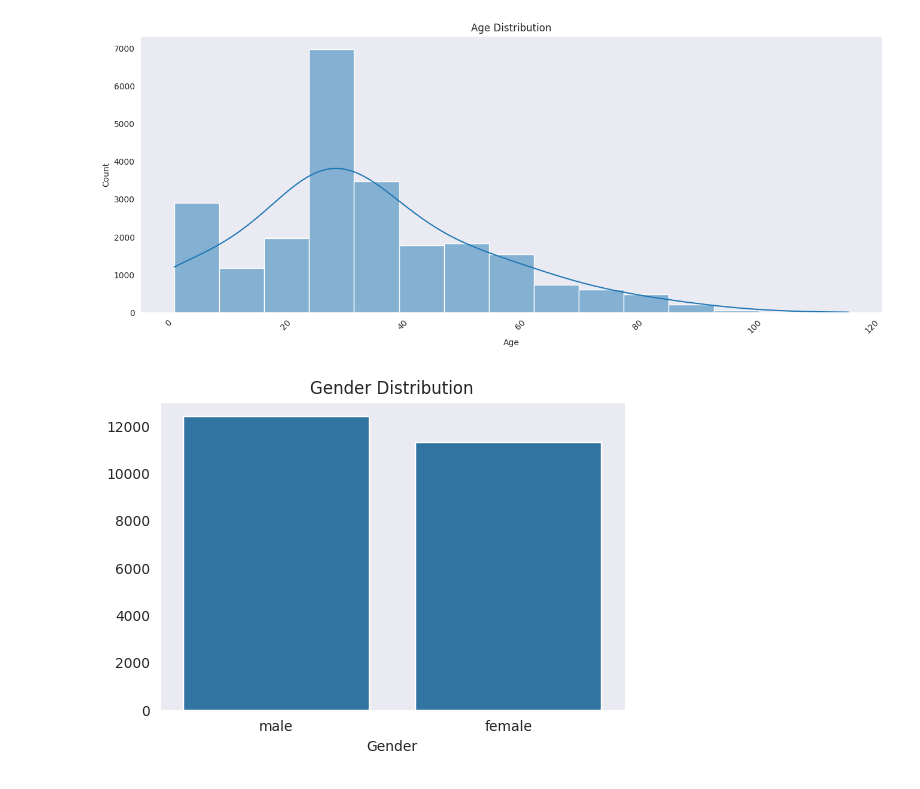
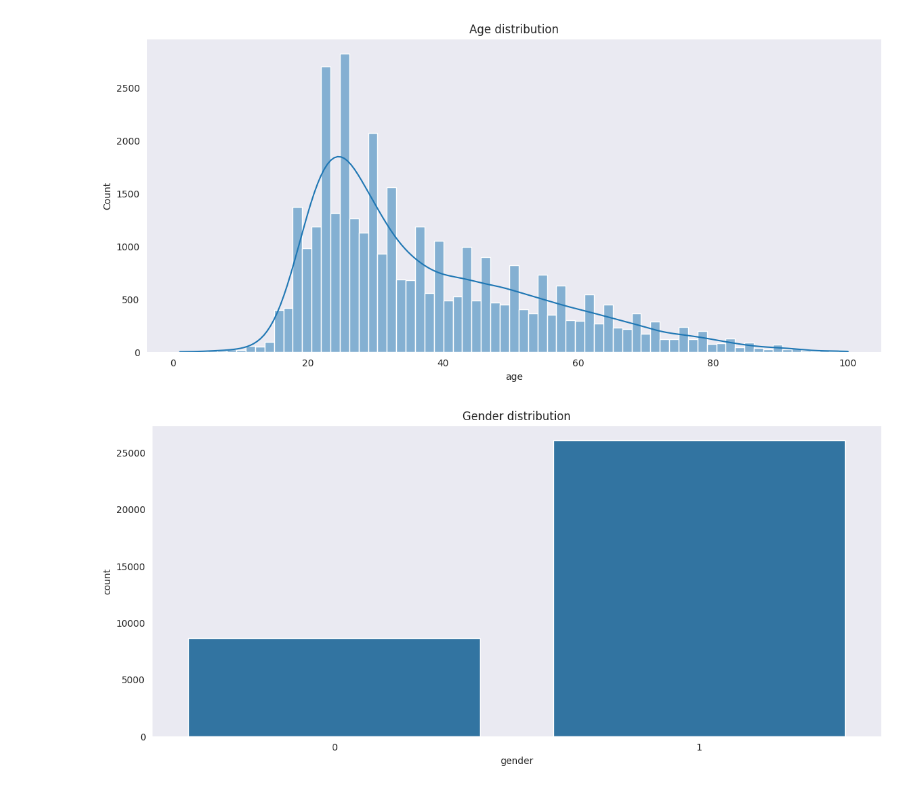
Before and after one commit to Aryanch9797/Age_and_gender_from_image, a Jupyter notebook: notebooks/Data_analysis.ipynb, the cells around one changed output. Drawn from its saved outputs; the diff is of its cells as text; code cells hidden in the pictures.

Commit message:
completed data analysis notebook

```diff
--- a/notebooks/Data_analysis.ipynb
+++ b/notebooks/Data_analysis.ipynb
@@ -36,0 +12,11 @@ Total number of avaible samples: 23708
+# %%
+train_df = pd.read_csv("/kaggle/input/competitions/sep-25-dl-gen-ai-nppe-1/face_dataset/train.csv")
+test_df = pd.read_csv("/kaggle/input/competitions/sep-25-dl-gen-ai-nppe-1/face_dataset/test.csv")
+
+print("train_df: \n")
+print(train_df.head())
+
+print("\n")
+
+print("test_df: \n")
+print(test_df.head())
@@ -37,19 +42,14 @@ Total number of avaible samples: 23708
 # %%
 sns.set_style("dark")
-plt.figure(figsize=(16,6))
-sns.histplot(x=list(age_data.keys()), weights=list(age_data.values()), kde=True, bins=15)
-plt.title("Age Distribution")
-plt.xlabel("Age")
-plt.xticks(rotation=45)
+plt.figure(figsize=(14,6))
+sns.histplot(data=train_df, x="age", kde=True)
+plt.title("Age distribution")
 plt.show()
+
+plt.figure(figsize=(14,6))
+sns.countplot(data=train_df, x="gender")
+plt.title("Gender distribution")
+plt.show()
 # %% [output]
-[figure, old version]
+[figure, new version]
+[figure, added]
-# %%
-sns.set_style("dark")
-plt.figure(figsize=(6,4))
-sns.barplot(x=["male","female"], y=list(gender_data.values()), legend=[{1:"female"},{0:"Male"}])
-plt.title("Gender Distribution")
-plt.xlabel("Gender")
-plt.show()
-# %% [output]
-[figure, removed]
```
Also changed, not shown: parts of 16 cells of this notebook.
